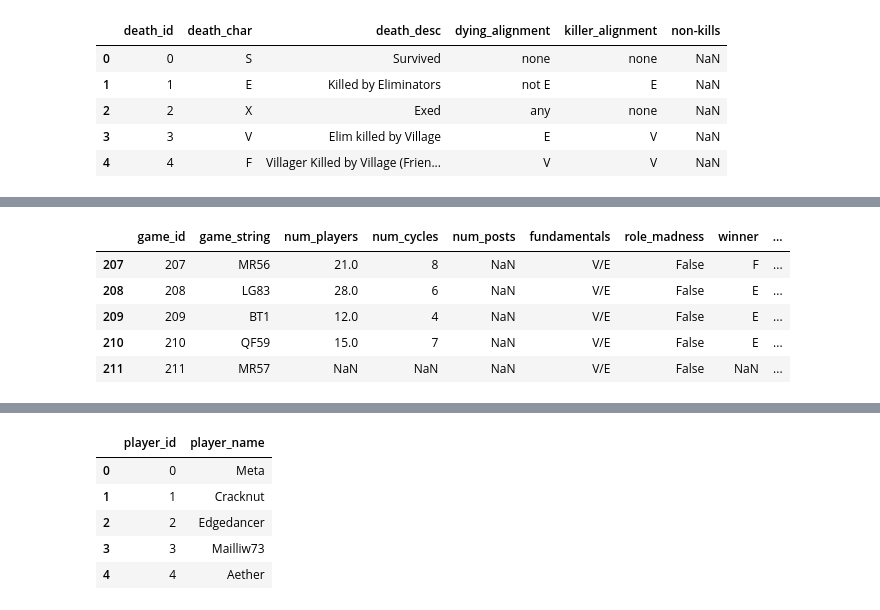
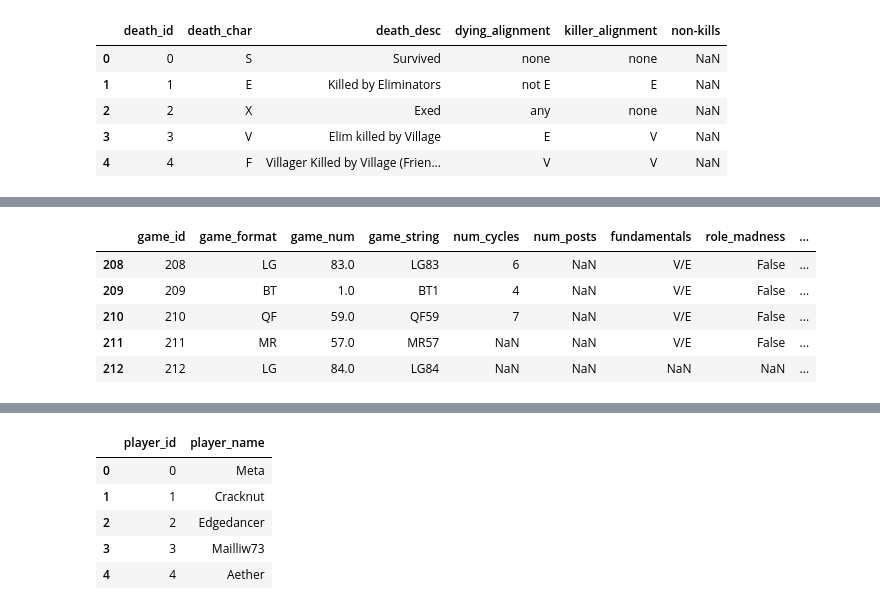
Before and after one commit to isabelle-sanford/se-stats, a Jupyter notebook: data_cleaning.ipynb, the cells around one changed output, grey strips where cells are left out. Cells and saved outputs as stored; diff of their text form; code cells hidden in the pictures.

Commit message:
new data, lots of changes to data cleaning, top section complete ish

```diff
--- a/data_cleaning.ipynb
+++ b/data_cleaning.ipynb
@@ -87,3 +101,21 @@ data.head()
 | 2 | 3 | Edgedancer | G | L | 2.0 | 2.0 | 1.0 | X | NaN | ... |
 | 3 | 4 | Mailliw73 | G | L | 4.0 | 4.0 | 1.0 | X | NaN | ... |
 | 4 | 5 | Aether | E | W | 4.0 | 4.0 | 1.0 | V | NaN | ... |
+# %%
+# IMPORTING GAME TAB
+
+# header = 1 because there's an extra header row on top w categories
+game = pd.read_csv("data/original_data/orig_game_040622.csv", header=1)
+
+# cols wanted: id, format, number, string, anon num,
+# mech balance, dist balance, IM id, start date, end date
+# num cycles, num posts, setting id
+# complexity, fundamentals, role madness
+
+# cols still needed: format, number, mech balance, dist balance,
+# IM id, start date, end date, setting id
+# IM id probably pulled from pg
+
+game.reset_index(inplace=True)
+
+game.columns
@@ -90,39 +131,27 @@ data.head()
 # %%
-# IMPORTING GAME TAB
-
-# header = 1 because there's an extra header row on top w categories
-game = pd.read_csv("data/original_data/original_game_3-28.csv", header=1)
-
-# cols wanted: id, format, number, string, anon num,
-# mech balance, dist balance, IM id, start date, end date
-# num cycles, num posts, setting id
-# complexity, fundamentals, role madness
-
-# cols still needed: format, number, mech balance, dist balance,
-# IM id, start date, end date, setting id
-
-game.reset_index(inplace=True)
 
 # ! Need to be careful about sheet renaming cols - some kind of check?
 game.rename(inplace=True, columns={
     "index": "game_id",
-    "auto?": "game_string",
-    # GAME FORMAT
-    # GAME NUM
-    "# Players": "num_players", # optional
+    "format": "game_format",
+    "num": "game_num",
+    "auto?": "game_string", # optional?
+    #"# Players": "num_players", # optional
     "# Cycles": "num_cycles",
     "# Posts": "num_posts",
     "Fundamentals": "fundamentals",
     "Role Madness": "role_madness",
-    "Winner": "winner", # optional
+    #"Winner": "winner", # optional
     "Complexity": "complexity",
-    "Broken": "broken", # TODO make into mech/dist once that's set in sheet
-    # MECH
-    # DIST
-    "World": "world", # need to make setting table and replace this w setting_id
-    "Anon?": "anon_num", # currently still boolean
-    "Title/Link": "title" # need to get link separately. hidden col?
+    #"Broken": "broken", # TODO make into mech/dist once that's set in sheet
+    "Mech": "mechanics_balance", # blank rn!!
+    "Dist": "distribution_balance",
+    "World": "setting", # need to make setting table and replace this w setting_id
+    "Anon?": "anon_num",
+    "Title/Link": "title", # need to get link separately. hidden col?
     # LINK
+    "start_date": "start_date",
+    "end_date": "end_date"
     })
 
 print(game.columns)
@@ -130,19 +159,19 @@ print(game.columns)
 # remaining columns are just calculated from data test
 game = game.filter([
     "game_id",
-    "game_string",
-    "num_players",
+    "game_format", "game_num", "game_string",
+    # "num_players",
     #"IM", # currently blank - pulling from Data instead
     "num_cycles",
     "num_posts",
-    "fundamentals",
-    "role_madness",
-    "winner",
-    "complexity",
-    "broken",
-    "world",
+    "fundamentals", "role_madness", "complexity",
+    #"winner",
+    "mechanics_balance", "distribution_balance",
+    #"broken",
+    "setting",
     "anon_num",
-    "title"
+    "title",
+    "start_date", "end_date"
 ])
 
 
@@ -159,7 +189,7 @@ Index(['game_id', 'game_string', 'num_players', 'num_cycles', 'num_posts',
       dtype='object')
-|  | game_id | game_string | num_players | num_cycles | num_posts | fundamentals | role_madness | winner | ... |
-| 207 | 207 | MR56 | 21.0 | 8 | NaN | V/E | False | F | ... |
-| 208 | 208 | LG83 | 28.0 | 6 | NaN | V/E | False | E | ... |
-| 209 | 209 | BT1 | 12.0 | 4 | NaN | V/E | False | E | ... |
-| 210 | 210 | QF59 | 15.0 | 7 | NaN | V/E | False | E | ... |
-| 211 | 211 | MR57 | NaN | NaN | NaN | V/E | False | NaN | ... |
+|  | game_id | game_format | game_num | game_string | num_cycles | num_posts | fundamentals | role_madness | ... |
+| 208 | 208 | LG | 83.0 | LG83 | 6 | NaN | V/E | False | ... |
+| 209 | 209 | BT | 1.0 | BT1 | 4 | NaN | V/E | False | ... |
+| 210 | 210 | QF | 59.0 | QF59 | 7 | NaN | V/E | False | ... |
+| 211 | 211 | MR | 57.0 | MR57 | NaN | NaN | V/E | False | ... |
+| 212 | 212 | LG | 84.0 | LG84 | NaN | NaN | NaN | NaN | ... |
```
Also changed, not shown: parts of 15 cells of this notebook, 7 other files.
